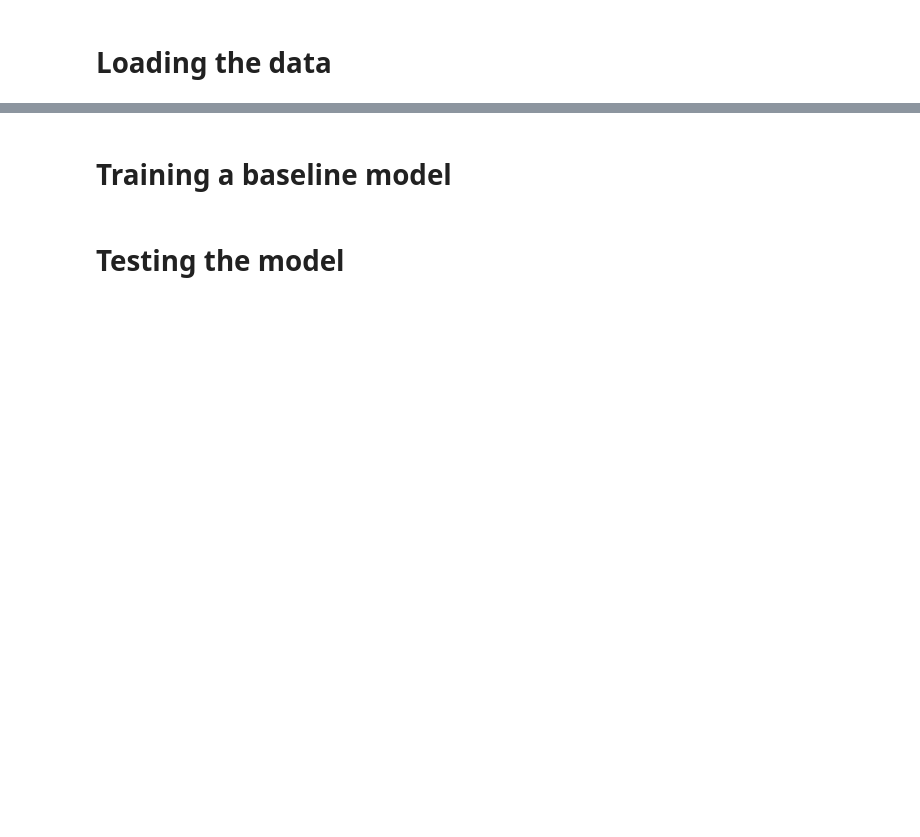
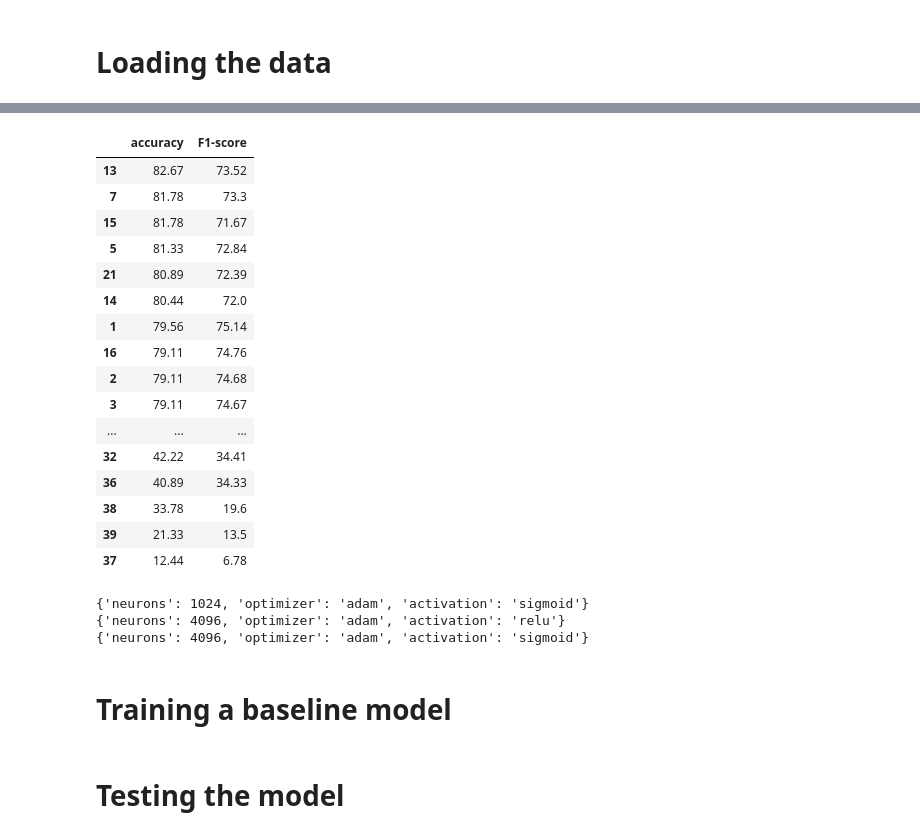
Before and after one commit to Jacquesjh/Kotoamatsukami, a Jupyter notebook: model_neuralnetwork.ipynb, the cells around one changed output, grey strips where cells are left out. Drawn from its saved outputs; the diff is of its cells as text; code cells hidden in the pictures; blank space fills up the shorter version.

```diff
--- a/model_neuralnetwork.ipynb
+++ b/model_neuralnetwork.ipynb
@@ -28,0 +45,31 @@ test_targets  = test_data[1]
+# %%
+df = pd.DataFrame(columns=["accuracy", "F1-score"], index=[i for i in range(len(hps))])
+
+for index, hp in hps.items():
+    print(index)
+    mlp_model = Sequential()
+
+    mlp_model.add(layers.Input(shape = (21, 2, ), dtype = "int32"))
+    mlp_model.add(layers.Flatten())
+    mlp_model.add(layers.Dense(hp["neurons"], activation=hp["activation"]))
+    mlp_model.add(layers.Dense(10, activation="softmax"))
+
+    mlp_model.compile(loss="sparse_categorical_crossentropy", optimizer=hp["optimizer"], metrics=["accuracy"])
+
+    mlp_model.fit(x=train_features, y=train_targets, epochs=10, verbose=0)
+
+    predictions = mlp_model.predict(val_features)
+    predictions = [pred.argmax() for pred in predictions]
+
+    acc = accuracy_score(y_true=val_targets, y_pred=predictions)
+    acc = round(acc*100, 2)
+
+    f1score = f1_score(y_true=val_targets, y_pred=predictions, average="macro")
+    f1score = round(f1score*100, 2)
+
+    df["accuracy"].loc[index] = acc
+    df["F1-score"].loc[index] = f1score
+
+print(df)
+
+print(hps)
@@ -29,2 +94,30 @@ test_targets  = test_data[1]
+# %%
+df.sort_values(by="accuracy", ascending=False)
+# %% [output]
+|  | accuracy | F1-score |
+| 13 | 82.67 | 73.52 |
+| 7 | 81.78 | 73.3 |
+| 15 | 81.78 | 71.67 |
+| 5 | 81.33 | 72.84 |
+| 21 | 80.89 | 72.39 |
+| 14 | 80.44 | 72.0 |
+| 1 | 79.56 | 75.14 |
+| 16 | 79.11 | 74.76 |
+| 2 | 79.11 | 74.68 |
+| 3 | 79.11 | 74.67 |
+| ... | ... | ... |
+| 32 | 42.22 | 34.41 |
+| 36 | 40.89 | 34.33 |
+| 38 | 33.78 | 19.6 |
+| 39 | 21.33 | 13.5 |
+| 37 | 12.44 | 6.78 |
+# %%
+print(hps[13])
+print(hps[7])
+print(hps[15])
+# %% [output]
+{'neurons': 1024, 'optimizer': 'adam', 'activation': 'sigmoid'}
+{'neurons': 4096, 'optimizer': 'adam', 'activation': 'relu'}
+{'neurons': 4096, 'optimizer': 'adam', 'activation': 'sigmoid'}
 # %% [markdown]
 # Training a baseline model
```
Also changed, not shown: parts of 7 cells of this notebook, 18 other files.
